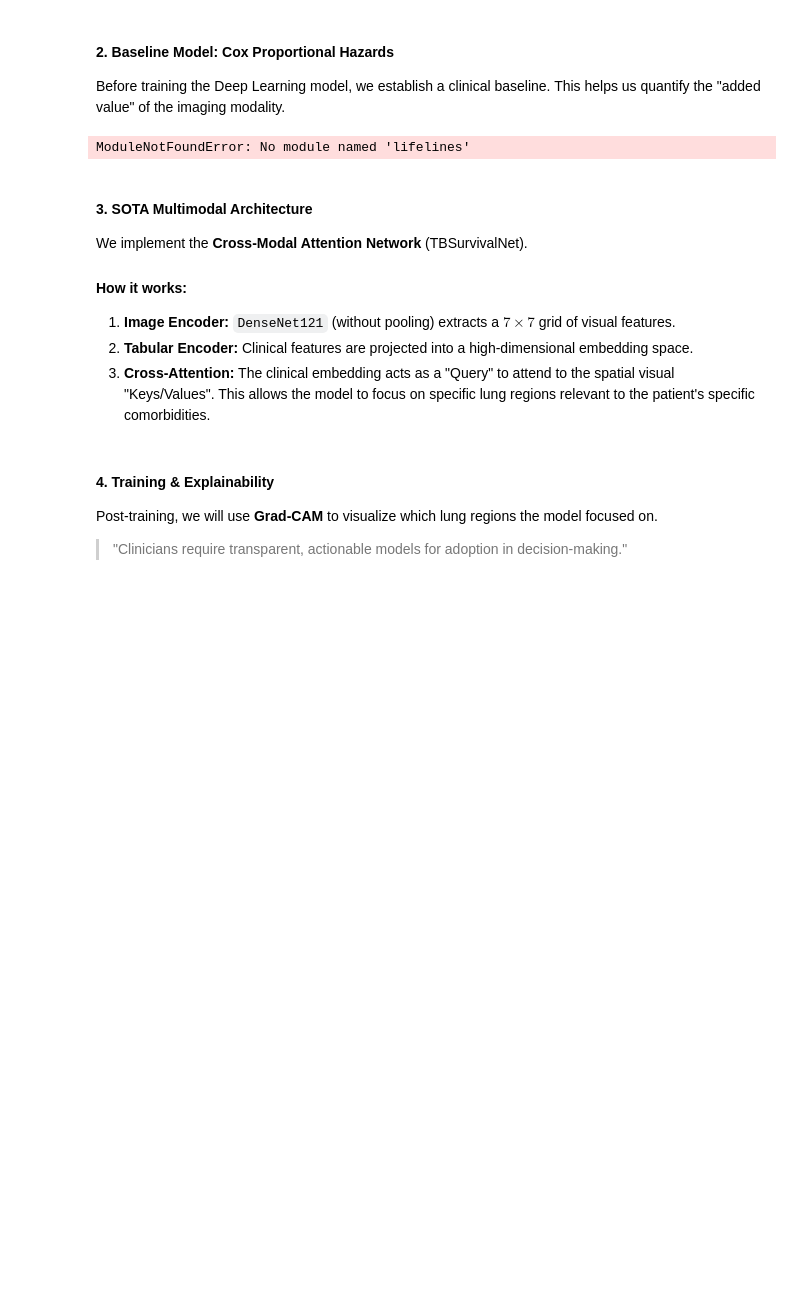
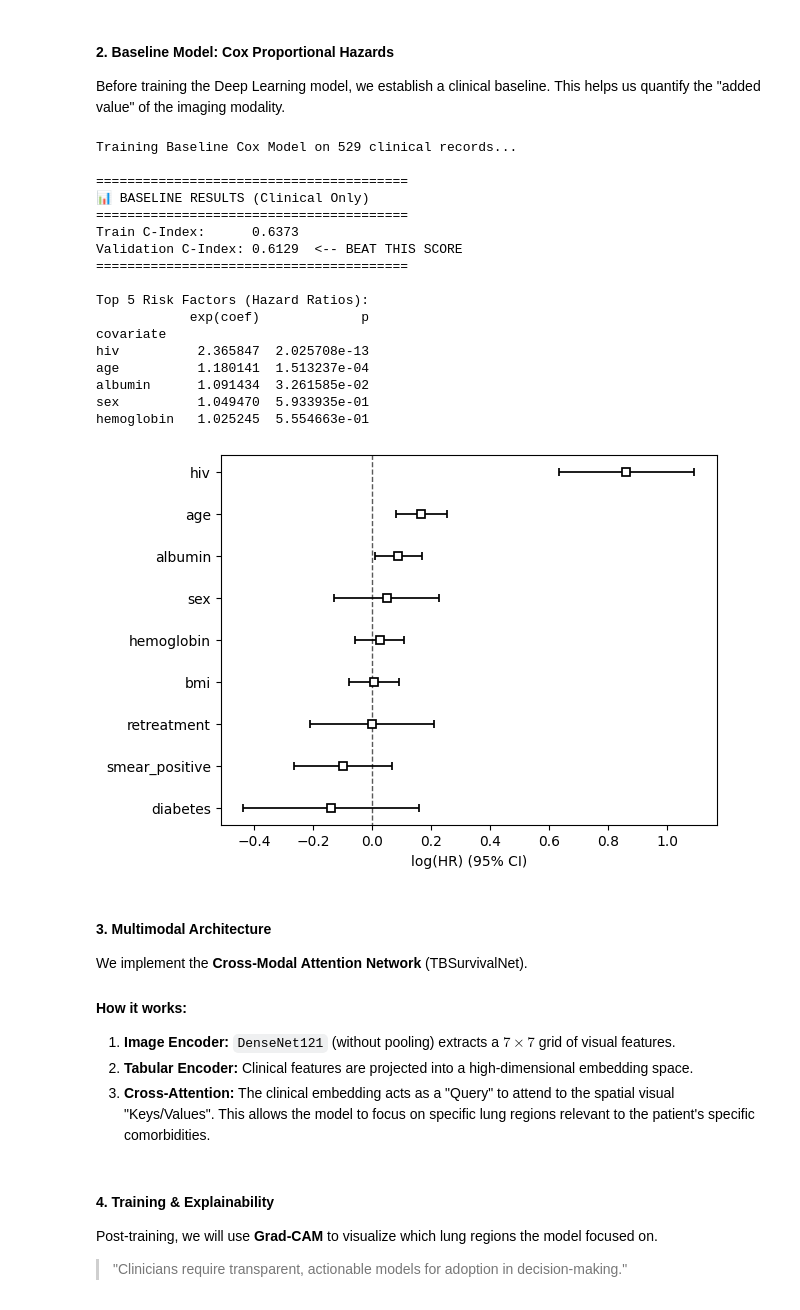
Before and after one commit to ikechukwuUE/tb-cxr-survival, a Jupyter notebook: notebooks/01_tb_cxr_survival.ipynb, the cells around one changed output. Drawn from its saved outputs; the diff is of its cells as text; code cells hidden in the pictures; blank space fills up the shorter version.

```diff
--- a/notebooks/01_tb_cxr_survival.ipynb
+++ b/notebooks/01_tb_cxr_survival.ipynb
@@ -190,23 +227,73 @@ This helps us quantify the "added value" of the imaging modality.
 # %%
 # ==========================================
 # Baseline Cox Proportional Hazards Model
 # ==========================================
 from lifelines import CoxPHFitter
 
-# Fit Cox Model on Clinical Data Only
-cph = CoxPHFitter()
-cph_df = df[clinical_features + ["time", "event"]]
-cph.fit(cph_df, duration_col="time", event_col="event")
+# 1. Define Features
+# We use the exact same columns defined in src/data_utils.py
+clinical_features = ALL_CLINICAL_COLS
 
-# Evaluate
-c_index_cox = cph.concordance_index_
-print(f"Baseline Clinical-Only C-Index: {c_index_cox:.4f}")
+# 2. Prepare Subsets
+# We filter the dataframes to keep only the features + targets
+# (train_df and val_df are already standardized from Cell 4)
+cph_train = train_df[clinical_features + ["time", "event"]].copy()
+cph_val   = val_df[clinical_features + ["time", "event"]].copy()
 
-# cph.print_summary() # Uncomment to see Hazard Ratios
+print(f"Training Baseline Cox Model on {len(cph_train)} clinical records...")
+
+# 3. Fit the Model (On Training Data ONLY)
+# penalizer=0.1 helps prevent errors if some synthetic features are perfectly correlated
+cph = CoxPHFitter(penalizer=0.2)
+
+try:
+    cph.fit(cph_train, duration_col="time", event_col="event")
+
+    # 4. Evaluate (The Metric to Beat)
+    c_index_train = cph.score(cph_train, scoring_method="concordance_index")
+    c_index_val   = cph.score(cph_val, scoring_method="concordance_index")
+
+    print("\n" + "="*40)
+    print(f"📊 BASELINE RESULTS (Clinical Only)")
+    print("="*40)
+    print(f"Train C-Index:      {c_index_train:.4f}")
+    print(f"Validation C-Index: {c_index_val:.4f}  <-- BEAT THIS SCORE")
+    print("="*40)
+
+    # 5. Interpretability (Hazard Ratios)
+    # exp(coef) > 1.0 means HIGHER Risk (Bad)
+    # exp(coef) < 1.0 means LOWER Risk (Good)
+    print("\nTop 5 Risk Factors (Hazard Ratios):")
+    summary = cph.summary[['exp(coef)', 'p']]
+    print(summary.sort_values('exp(coef)', ascending=False).head(5))
+
+    # Optional: Plot the effects
+    cph.plot()
+
+except Exception as e:
+    print(f"❌ Cox Model Convergence Error: {e}")
+    print("Try increasing the 'penalizer' parameter slightly.")
 # %% [output]
-ModuleNotFoundError: No module named 'lifelines'
+Training Baseline Cox Model on 529 clinical records...
+
+========================================
+📊 BASELINE RESULTS (Clinical Only)
+========================================
+Train C-Index:      0.6373
+Validation C-Index: 0.6129  <-- BEAT THIS SCORE
+========================================
+
+Top 5 Risk Factors (Hazard Ratios):
+            exp(coef)             p
+covariate
+hiv          2.365847  2.025708e-13
+age          1.180141  1.513237e-04
+albumin      1.091434  3.261585e-02
+sex          1.049470  5.933935e-01
+hemoglobin   1.025245  5.554663e-01
+[figure, added]
 # %% [markdown]
-#### 3. SOTA Multimodal Architecture
+#### 3. Multimodal Architecture
 
 We implement the **Cross-Modal Attention Network** (TBSurvivalNet).
 
```
Also changed, not shown: parts of 8 cells of this notebook, 3 other files.
